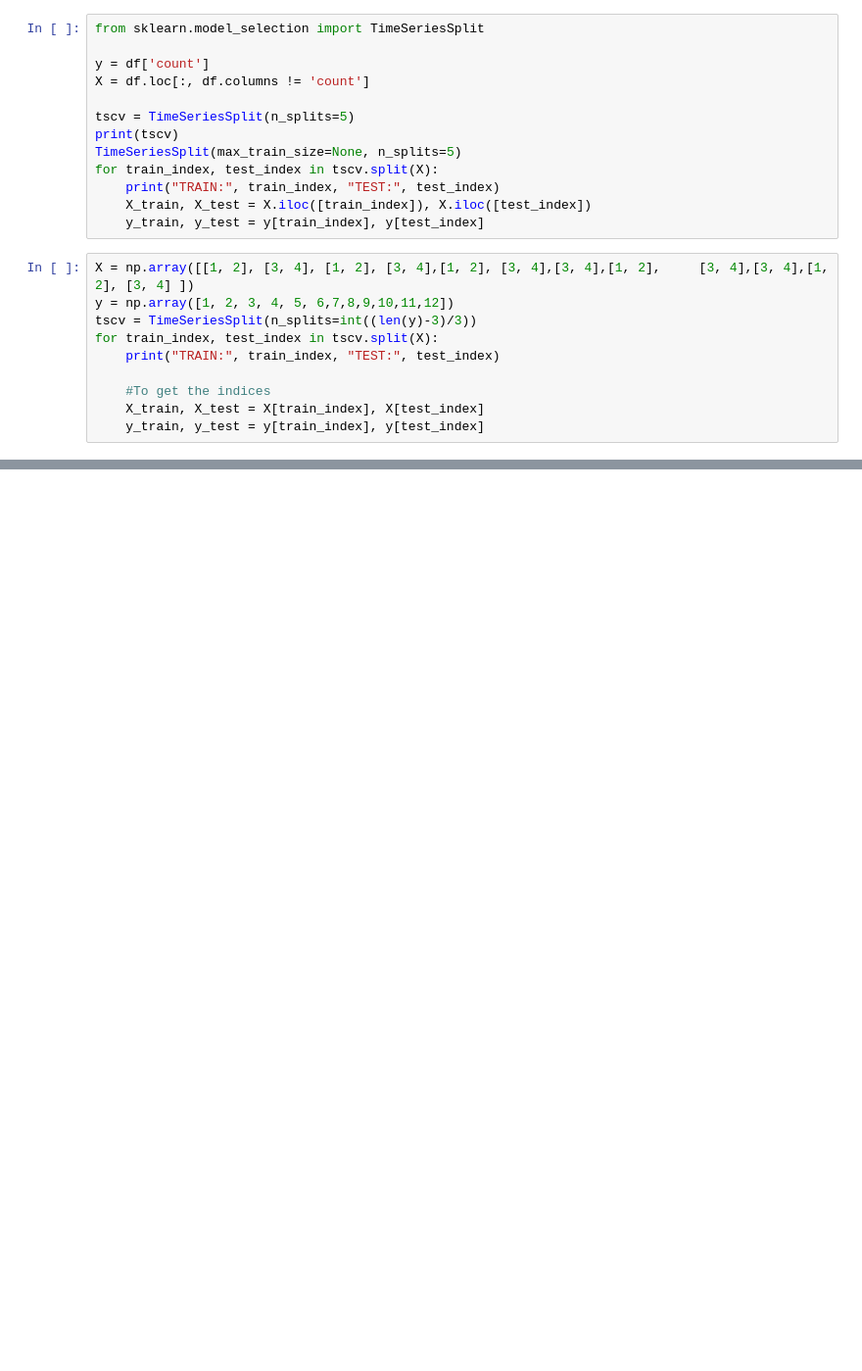
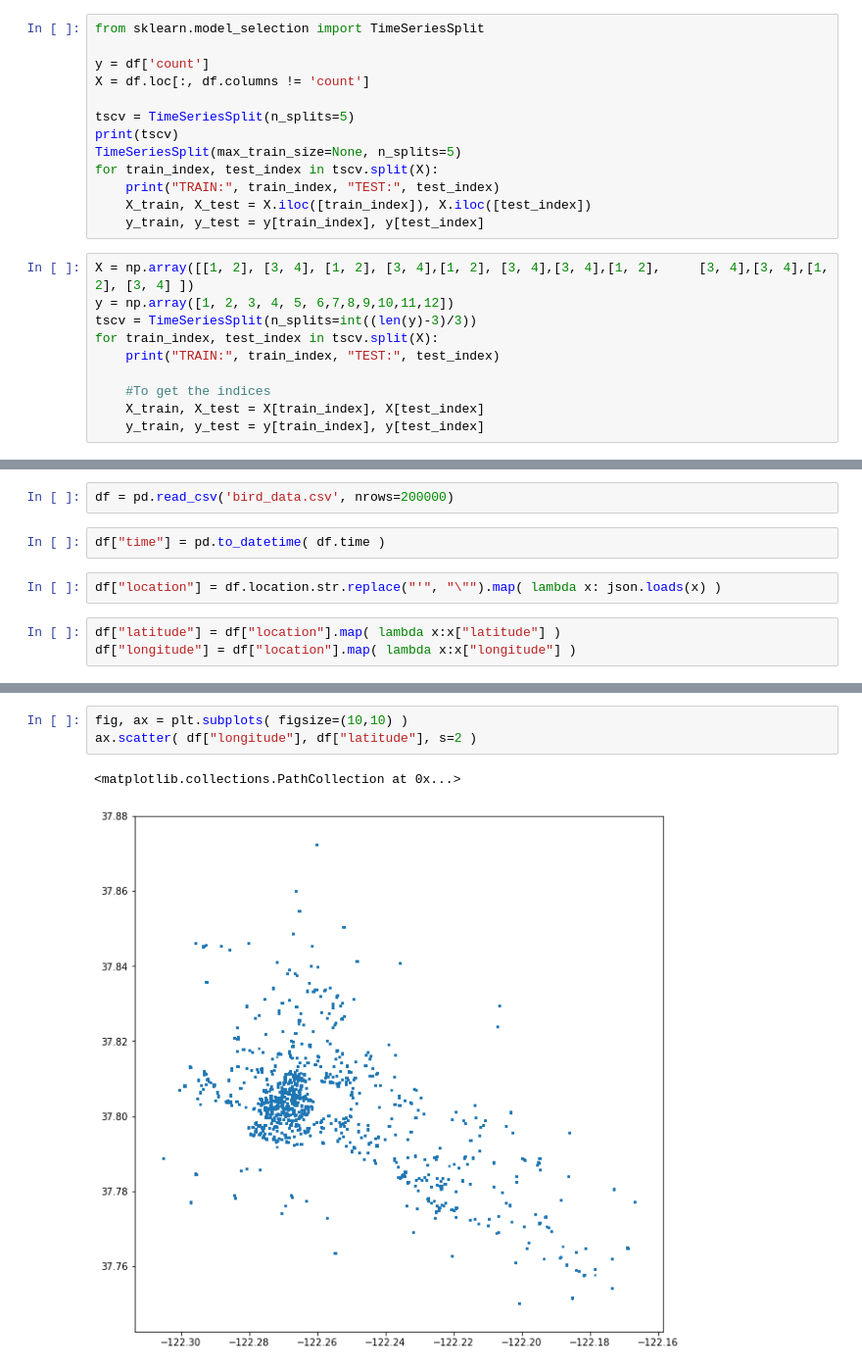
Before and after one commit to johnhayes20/Fantastic-Scooters-and-How-to-Redestribute-Them, a Jupyter notebook: Data Cleaning.ipynb, the cells around one changed output, grey strips where cells are left out. Shown at 98% size. Cells and saved outputs as stored; diff of their text form; blank space fills up the shorter version.

```diff
--- a/Data Cleaning.ipynb
+++ b/Data Cleaning.ipynb
@@ -386,0 +475,9 @@ for train_index, test_index in tscv.split(X):
+# %%
+df = pd.read_csv('bird_data.csv', nrows=200000)
+# %%
+df["time"] = pd.to_datetime( df.time )
+# %%
+df["location"] = df.location.str.replace("'", "\"").map( lambda x: json.loads(x) )
+# %%
+df["latitude"] = df["location"].map( lambda x:x["latitude"] )
+df["longitude"] = df["location"].map( lambda x:x["longitude"] )
@@ -386,0 +493,6 @@ for train_index, test_index in tscv.split(X):
+# %%
+fig, ax = plt.subplots( figsize=(10,10) )
+ax.scatter( df["longitude"], df["latitude"], s=2 )
+# %% [output]
+<matplotlib.collections.PathCollection at 0x...>
+[figure, added]
```
Also changed, not shown: parts of 23 cells of this notebook.
